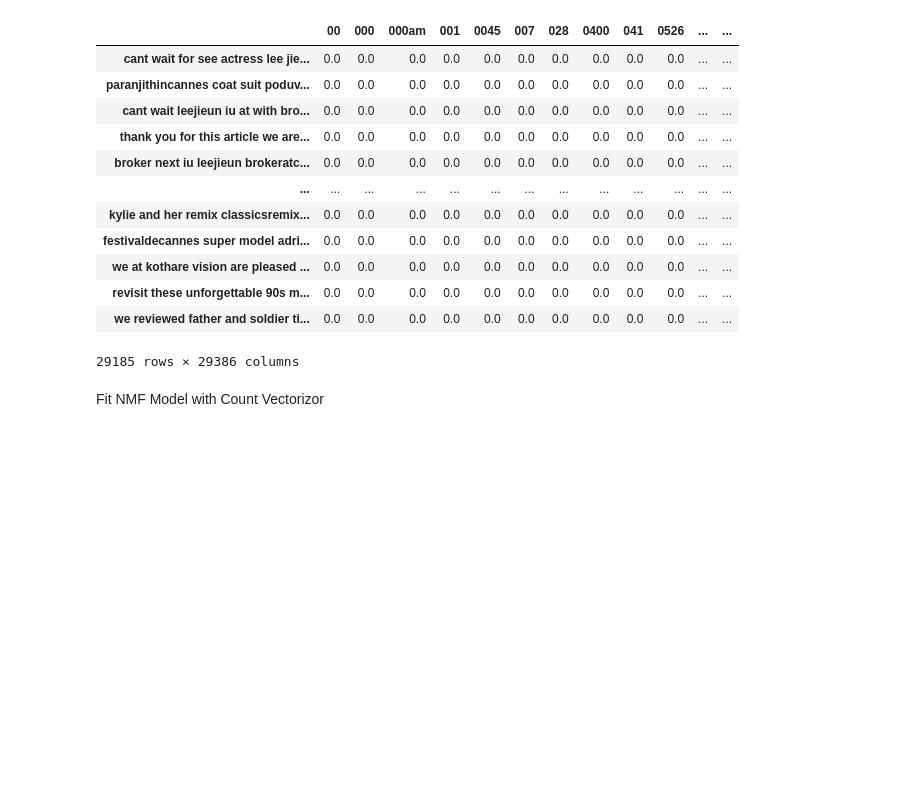
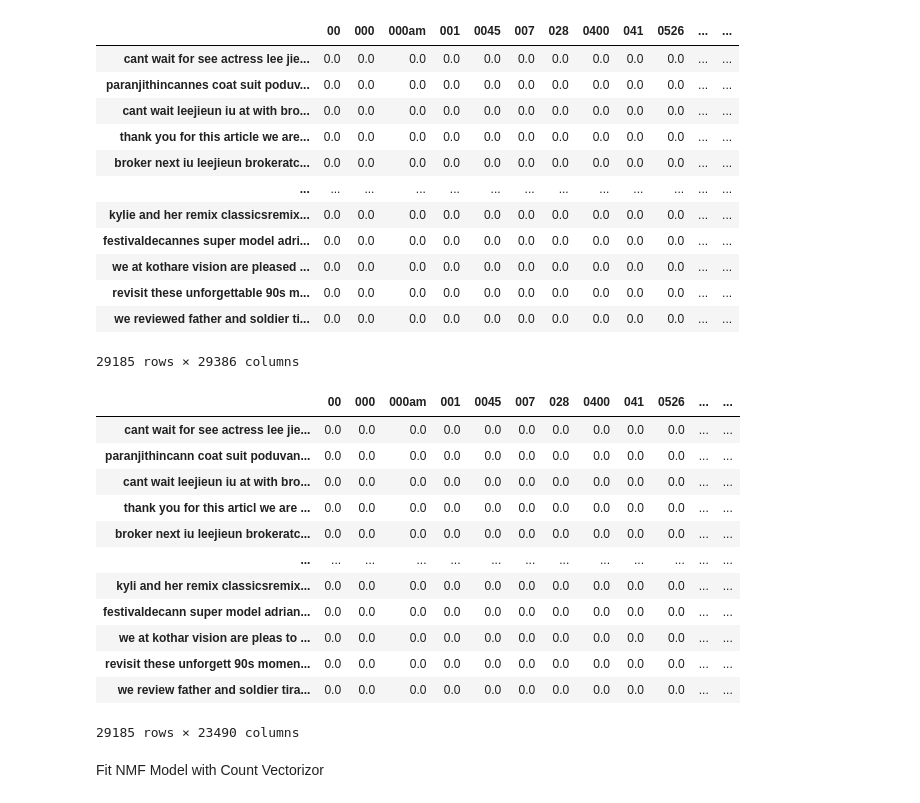
Before and after one commit to amyyunekim/Course_5_NLP, a Jupyter notebook: code/nlp_cannes.ipynb, the cells around one changed output. Drawn from its saved outputs; the diff is of its cells as text; code cells hidden in the pictures; blank space fills up the shorter version.

```diff
--- a/code/nlp_cannes.ipynb
+++ b/code/nlp_cannes.ipynb
@@ -42,0 +51,7 @@ len(cleaned_tweet)
+# %%
+st = SnowballStemmer("english")
+stemmed_tweet = []
+for sentence in cleaned_tweet:
+    stemmed_tweet.append(" ".join([st.stem(i) for i in sentence.split()]))
+
+stemmed_tweet
@@ -43,2 +77,3 @@ len(cleaned_tweet)
 # %%
 label = [e[:100]+"..." for e in cleaned_tweet]
+stemmed_label= [e[:100]+"..." for e in stemmed_tweet]
@@ -90,6 +118,25 @@ tfidf
 | revisit these unforgettable 90s m... | 0.0 | 0.0 | 0.0 | 0.0 | 0.0 | 0.0 | 0.0 | 0.0 | 0.0 | 0.0 | ... | ... |
 | we reviewed father and soldier ti... | 0.0 | 0.0 | 0.0 | 0.0 | 0.0 | 0.0 | 0.0 | 0.0 | 0.0 | 0.0 | ... | ... |
 29185 rows × 29386 columns
+# %%
+tv = TfidfVectorizer(stop_words='english')
+stemmed_tweet_tv = tv.fit_transform(stemmed_tweet)
+stemmed_tfidf = pd.DataFrame(stemmed_tweet_tv.toarray(), index=stemmed_label,columns=tv.get_feature_names())
+stemmed_tfidf
+# %% [output]
+|  | 00 | 000 | 000am | 001 | 0045 | 007 | 028 | 0400 | 041 | 0526 | ... | ... |
+| cant wait for see actress lee jie... | 0.0 | 0.0 | 0.0 | 0.0 | 0.0 | 0.0 | 0.0 | 0.0 | 0.0 | 0.0 | ... | ... |
+| paranjithincann coat suit poduvan... | 0.0 | 0.0 | 0.0 | 0.0 | 0.0 | 0.0 | 0.0 | 0.0 | 0.0 | 0.0 | ... | ... |
+| cant wait leejieun iu at with bro... | 0.0 | 0.0 | 0.0 | 0.0 | 0.0 | 0.0 | 0.0 | 0.0 | 0.0 | 0.0 | ... | ... |
+| thank you for this articl we are ... | 0.0 | 0.0 | 0.0 | 0.0 | 0.0 | 0.0 | 0.0 | 0.0 | 0.0 | 0.0 | ... | ... |
+| broker next iu leejieun brokeratc... | 0.0 | 0.0 | 0.0 | 0.0 | 0.0 | 0.0 | 0.0 | 0.0 | 0.0 | 0.0 | ... | ... |
+| ... | ... | ... | ... | ... | ... | ... | ... | ... | ... | ... | ... | ... |
+| kyli and her remix classicsremix... | 0.0 | 0.0 | 0.0 | 0.0 | 0.0 | 0.0 | 0.0 | 0.0 | 0.0 | 0.0 | ... | ... |
+| festivaldecann super model adrian... | 0.0 | 0.0 | 0.0 | 0.0 | 0.0 | 0.0 | 0.0 | 0.0 | 0.0 | 0.0 | ... | ... |
+| we at kothar vision are pleas to ... | 0.0 | 0.0 | 0.0 | 0.0 | 0.0 | 0.0 | 0.0 | 0.0 | 0.0 | 0.0 | ... | ... |
+| revisit these unforgett 90s momen... | 0.0 | 0.0 | 0.0 | 0.0 | 0.0 | 0.0 | 0.0 | 0.0 | 0.0 | 0.0 | ... | ... |
+| we review father and soldier tira... | 0.0 | 0.0 | 0.0 | 0.0 | 0.0 | 0.0 | 0.0 | 0.0 | 0.0 | 0.0 | ... | ... |
+29185 rows × 23490 columns
 # %% [markdown]
 Fit NMF Model with Count Vectorizor
 # %%
```
Also changed, not shown: parts of 25 cells of this notebook.
